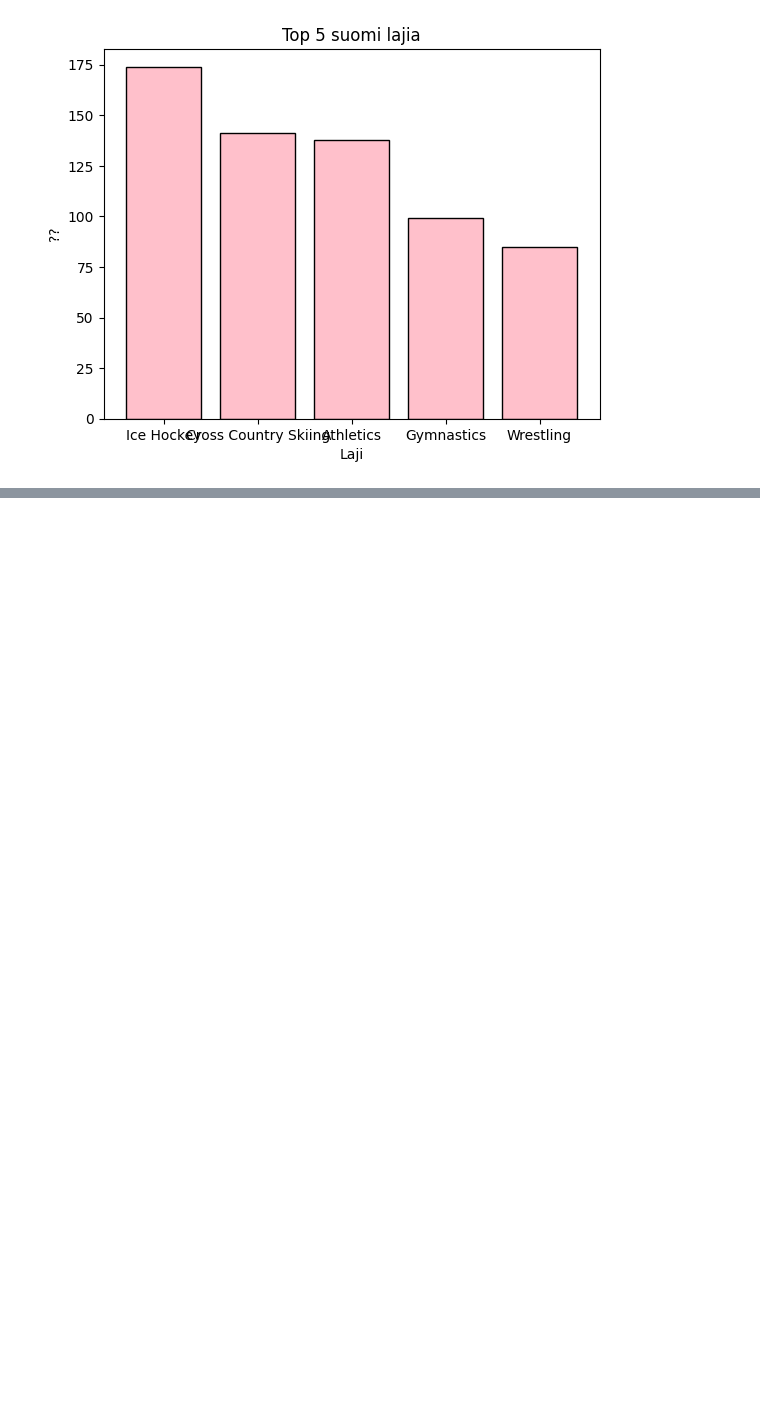
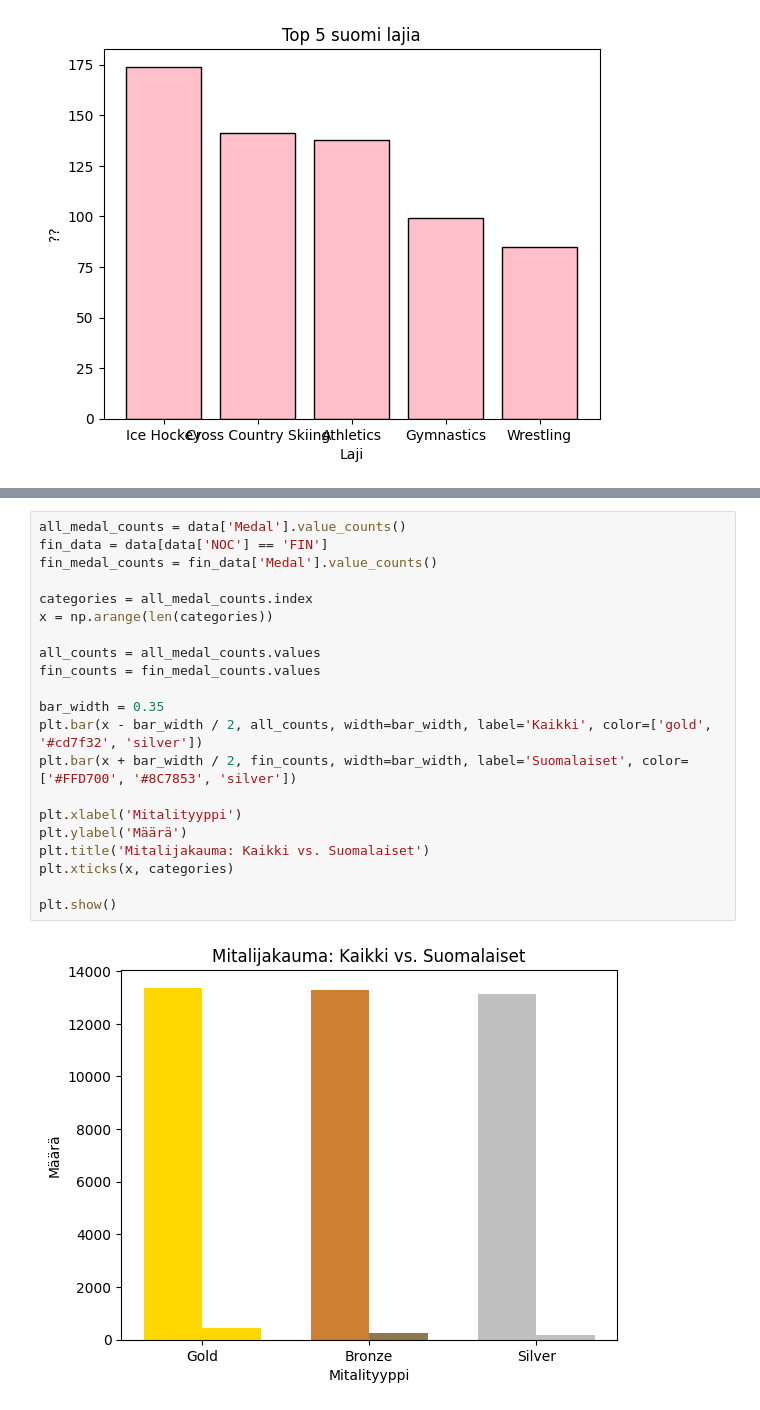
Before and after one commit to jomi112233/Analysointi-Ryhmatyo, a Jupyter notebook: projekti.ipynb, the cells around one changed output, grey strips where cells are left out. Drawn from its saved outputs; the diff is of its cells as text; blank space fills up the shorter version.

```diff
--- a/projekti.ipynb
+++ b/projekti.ipynb
@@ -233,0 +301,23 @@ plt.show()
+# %%
+all_medal_counts = data['Medal'].value_counts()
+fin_data = data[data['NOC'] == 'FIN']
+fin_medal_counts = fin_data['Medal'].value_counts()
+
+categories = all_medal_counts.index
+x = np.arange(len(categories))
+
+all_counts = all_medal_counts.values
+fin_counts = fin_medal_counts.values
+
+bar_width = 0.35
+plt.bar(x - bar_width / 2, all_counts, width=bar_width, label='Kaikki', color=['gold', '#cd7f32', 'silver'])
+plt.bar(x + bar_width / 2, fin_counts, width=bar_width, label='Suomalaiset', color=['#FFD700', '#8C7853', 'silver'])
+
+plt.xlabel('Mitalityyppi')
+plt.ylabel('Määrä')
+plt.title('Mitalijakauma: Kaikki vs. Suomalaiset')
+plt.xticks(x, categories)
+
+plt.show()
+# %% [output]
+[figure, added]
```
Also changed, not shown: parts of 7 cells of this notebook.
